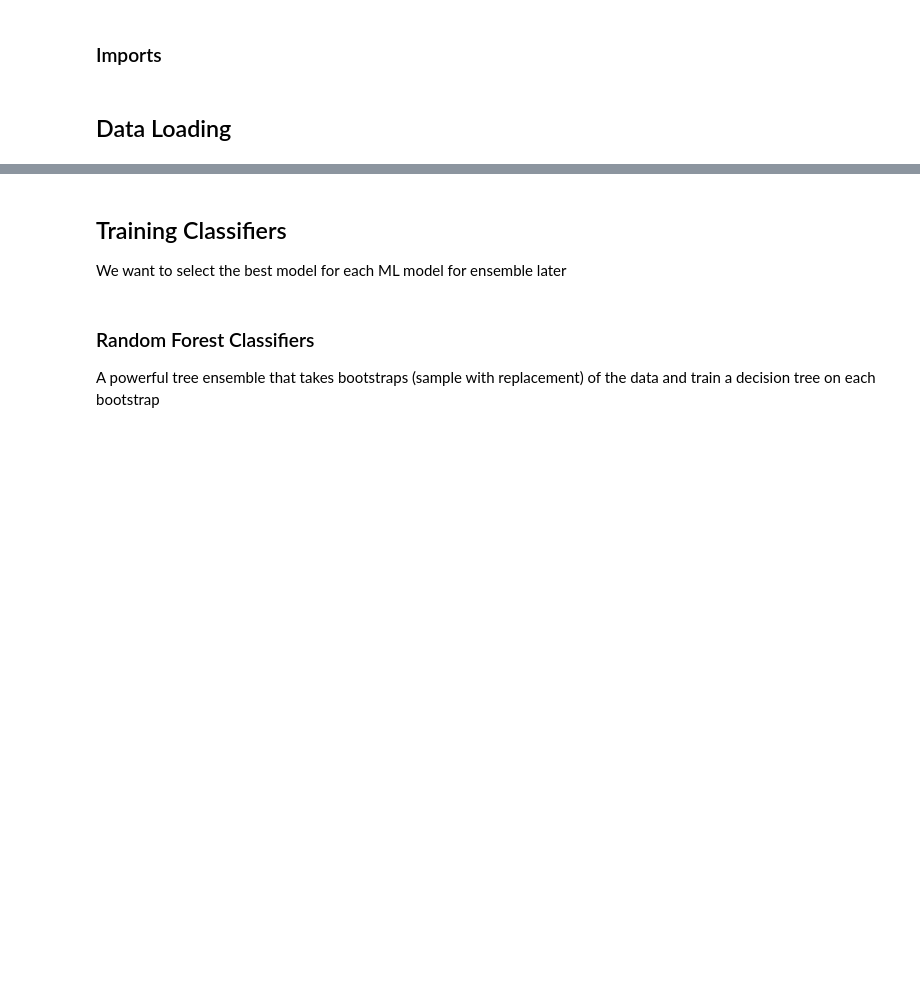
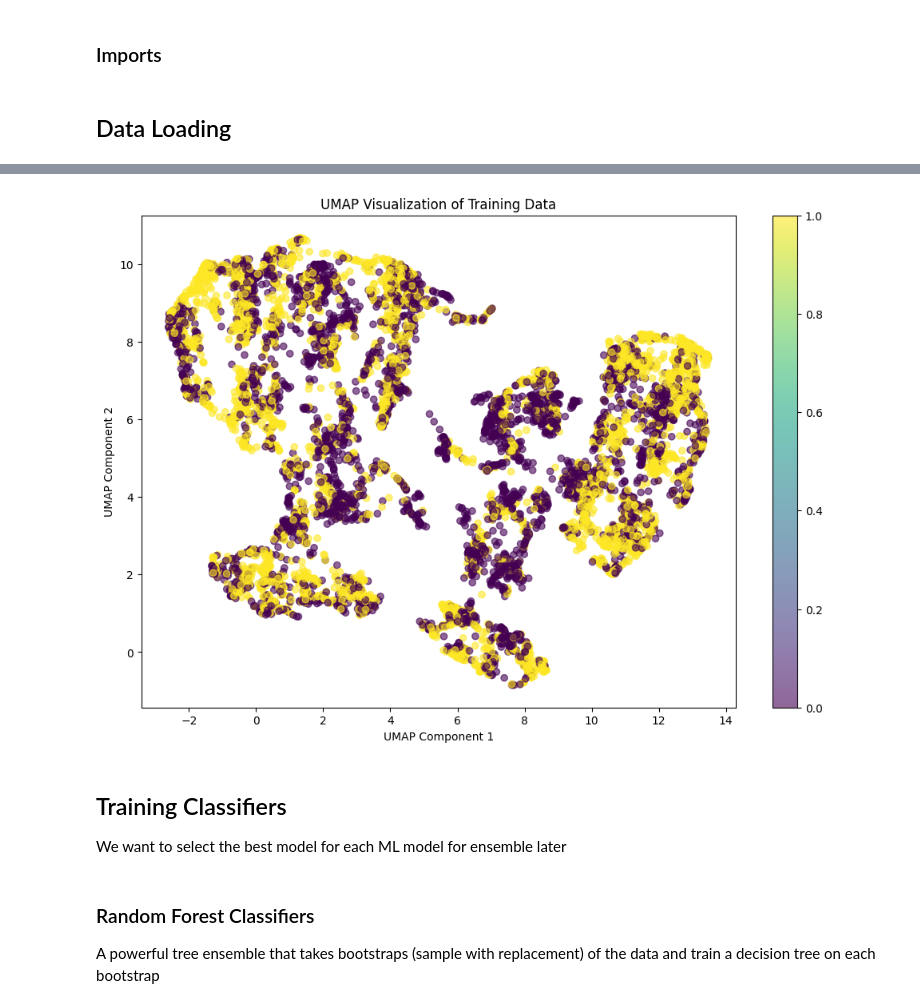
Before and after one commit to JewelsHovan/SpaceShip-Titanic-ML, a Jupyter notebook: train.ipynb, the cells around one changed output, grey strips where cells are left out. Saved outputs shown, nothing was run; the diff lists cells and outputs as text; code cells hidden in the pictures; blank space fills up the shorter version.

```diff
--- a/train.ipynb
+++ b/train.ipynb
@@ -34,3 +134,21 @@ X_test, passenger_ids = preprocessor.preprocess_test_data('data/test.csv')
+# %%
+from umap import UMAP
+
+# Initialize and fit UMAP
+umap = UMAP(n_components=2, random_state=42)
+X_umap = umap.fit_transform(X)
+X_test_umap = umap.transform(X_test.drop(columns=['PassengerId']))
+
+# Plot the UMAP results
+plt.figure(figsize=(12, 8))
+scatter = plt.scatter(X_umap[:, 0], X_umap[:, 1], c=y, cmap='viridis', alpha=0.6)
+plt.colorbar(scatter)
+plt.xlabel('UMAP Component 1')
+plt.ylabel('UMAP Component 2')
+plt.title('UMAP Visualization of Training Data')
+plt.show()
+# %% [output]
+[figure, added]
 # %% [markdown]
 ## Training Classifiers
 
```
Also changed, not shown: parts of 33 cells of this notebook, 6 other files.
